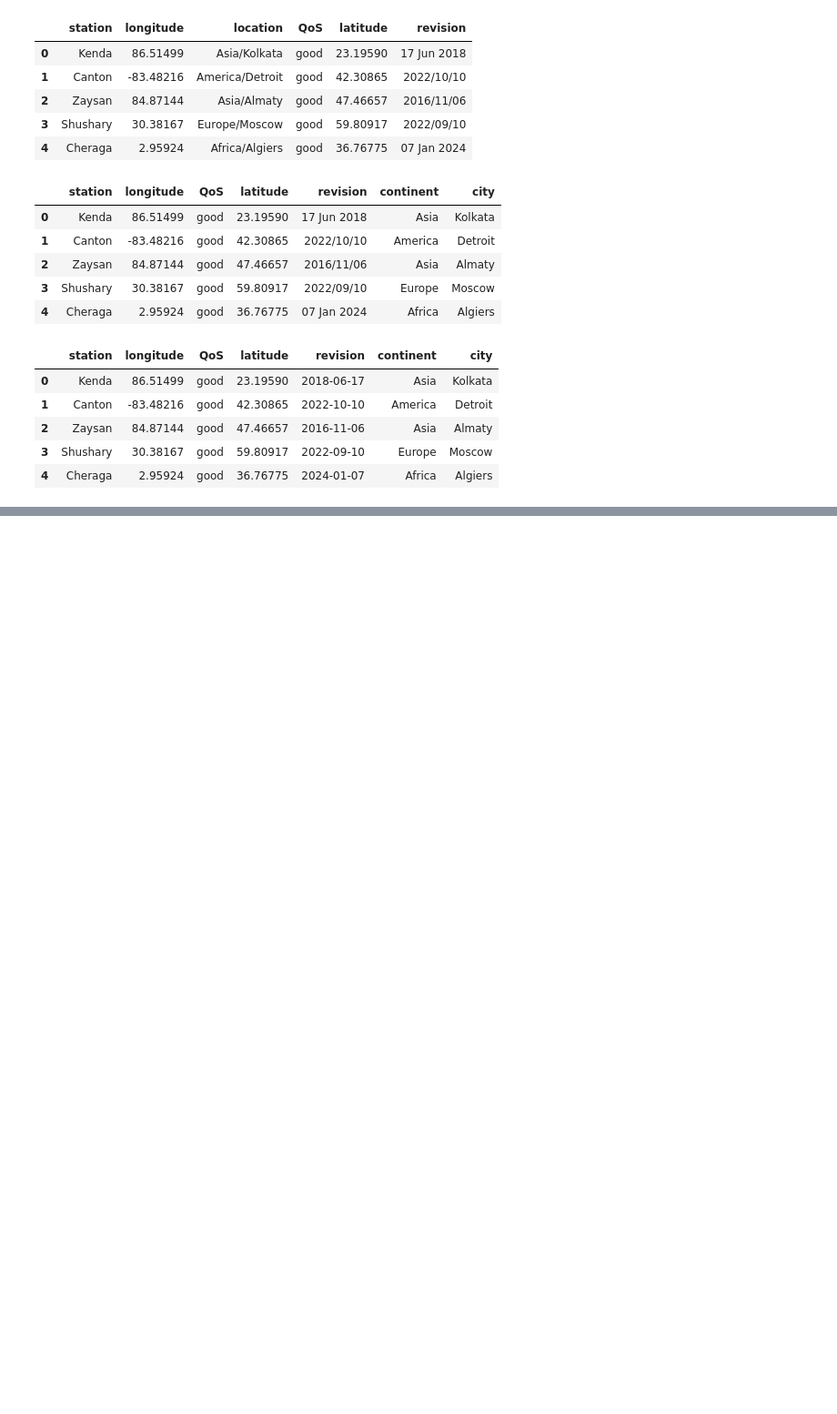
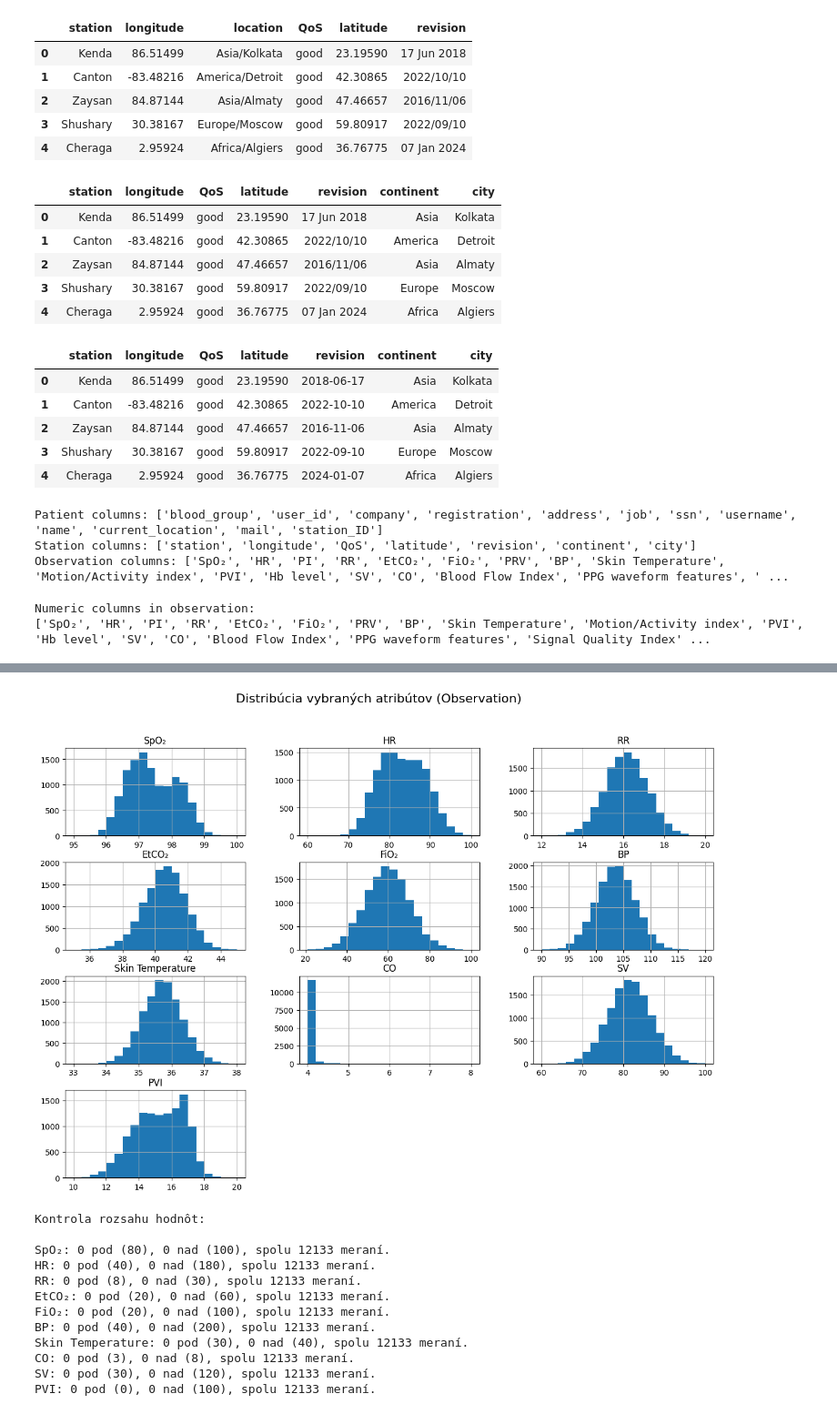
Before and after one commit to frtndmd/iau_Kosharova_Oliinyk_67, a Jupyter notebook: src/Kosharova_Oliinyk.ipynb, the cells around one changed output, grey strips where cells are left out. Shown at 91% size. Saved outputs shown, nothing was run; the diff lists cells and outputs as text; code cells hidden in the pictures; blank space fills up the shorter version.

```diff
--- a/src/Kosharova_Oliinyk.ipynb
+++ b/src/Kosharova_Oliinyk.ipynb
@@ -217,3 +214,62 @@ station_df.head()
 | 2 | Zaysan | 84.87144 | good | 47.46657 | 2016-11-06 | Asia | Almaty |
 | 3 | Shushary | 30.38167 | good | 59.80917 | 2022-09-10 | Europe | Moscow |
 | 4 | Cheraga | 2.95924 | good | 36.76775 | 2024-01-07 | Africa | Algiers |
+# %%
+print("Patient columns:", patient_df.columns.tolist())
+print("Station columns:", station_df.columns.tolist())
+print("Observation columns:", observation_df.columns.tolist())
+# %% [output]
+Patient columns: ['blood_group', 'user_id', 'company', 'registration', 'address', 'job', 'ssn', 'username', 'name', 'current_location', 'mail', 'station_ID']
+Station columns: ['station', 'longitude', 'QoS', 'latitude', 'revision', 'continent', 'city']
+Observation columns: ['SpO₂', 'HR', 'PI', 'RR', 'EtCO₂', 'FiO₂', 'PRV', 'BP', 'Skin Temperature', 'Motion/Activity index', 'PVI', 'Hb level', 'SV', 'CO', 'Blood Flow Index', 'PPG waveform features', ' ...
+# %%
+import pandas as pd
+import matplotlib.pyplot as plt
+
+# --- Проверим, какие атрибуты числовые ---
+print("Numeric columns in observation:")
+print(observation_df.select_dtypes(include=['number']).columns.tolist())
+
+# --- Выберем 10+ значимых числовых атрибутов из observation_df ---
+columns_to_analyze = [
+    'SpO₂', 'HR', 'RR', 'EtCO₂', 'FiO₂',
+    'BP', 'Skin Temperature', 'CO', 'SV', 'PVI'
+]
+
+# --- Базовые статистики ---
+stats = observation_df[columns_to_analyze].describe()
+display(stats)
+
+# --- Анализ распределений (гистограммы) ---
+observation_df[columns_to_analyze].hist(
+    figsize=(15, 10),
+    bins=20,
+    grid=True
+)
+plt.suptitle("Distribúcia vybraných atribútov (Observation)", fontsize=16)
+plt.show()
+
+# --- Проверка диапазонов (примерные медицинские нормы) ---
+expected_ranges = {
+    'SpO₂': (80, 100),
+    'HR': (40, 180),
+    'RR': (8, 30),
+    'EtCO₂': (20, 60),
+    'FiO₂': (20, 100),
+    'BP': (40, 200),
+    'Skin Temperature': (30, 40),
+    'CO': (3, 8),
+    'SV': (30, 120),
+    'PVI': (0, 100)
+}
+
+print("\nKontrola rozsahu hodnôt:\n")
+for col, (low, high) in expected_ranges.items():
+    if col in observation_df.columns:
+        below = (observation_df[col] < low).sum()
+        above = (observation_df[col] > high).sum()
+        total = len(observation_df)
+        print(f"{col}: {below} pod ({low}), {above} nad ({high}), spolu {total} meraní.")
+# %% [output]
+Numeric columns in observation:
+['SpO₂', 'HR', 'PI', 'RR', 'EtCO₂', 'FiO₂', 'PRV', 'BP', 'Skin Temperature', 'Motion/Activity index', 'PVI', 'Hb level', 'SV', 'CO', 'Blood Flow Index', 'PPG waveform features', 'Signal Quality Index' ...
@@ -219,0 +285,13 @@ station_df.head()
+[figure, added]
+Kontrola rozsahu hodnôt:
+
+SpO₂: 0 pod (80), 0 nad (100), spolu 12133 meraní.
+HR: 0 pod (40), 0 nad (180), spolu 12133 meraní.
+RR: 0 pod (8), 0 nad (30), spolu 12133 meraní.
+EtCO₂: 0 pod (20), 0 nad (60), spolu 12133 meraní.
+FiO₂: 0 pod (20), 0 nad (100), spolu 12133 meraní.
+BP: 0 pod (40), 0 nad (200), spolu 12133 meraní.
+Skin Temperature: 0 pod (30), 0 nad (40), spolu 12133 meraní.
+CO: 0 pod (3), 0 nad (8), spolu 12133 meraní.
+SV: 0 pod (30), 0 nad (120), spolu 12133 meraní.
+PVI: 0 pod (0), 0 nad (100), spolu 12133 meraní.
```
Also changed, not shown: parts of 4 cells of this notebook.
